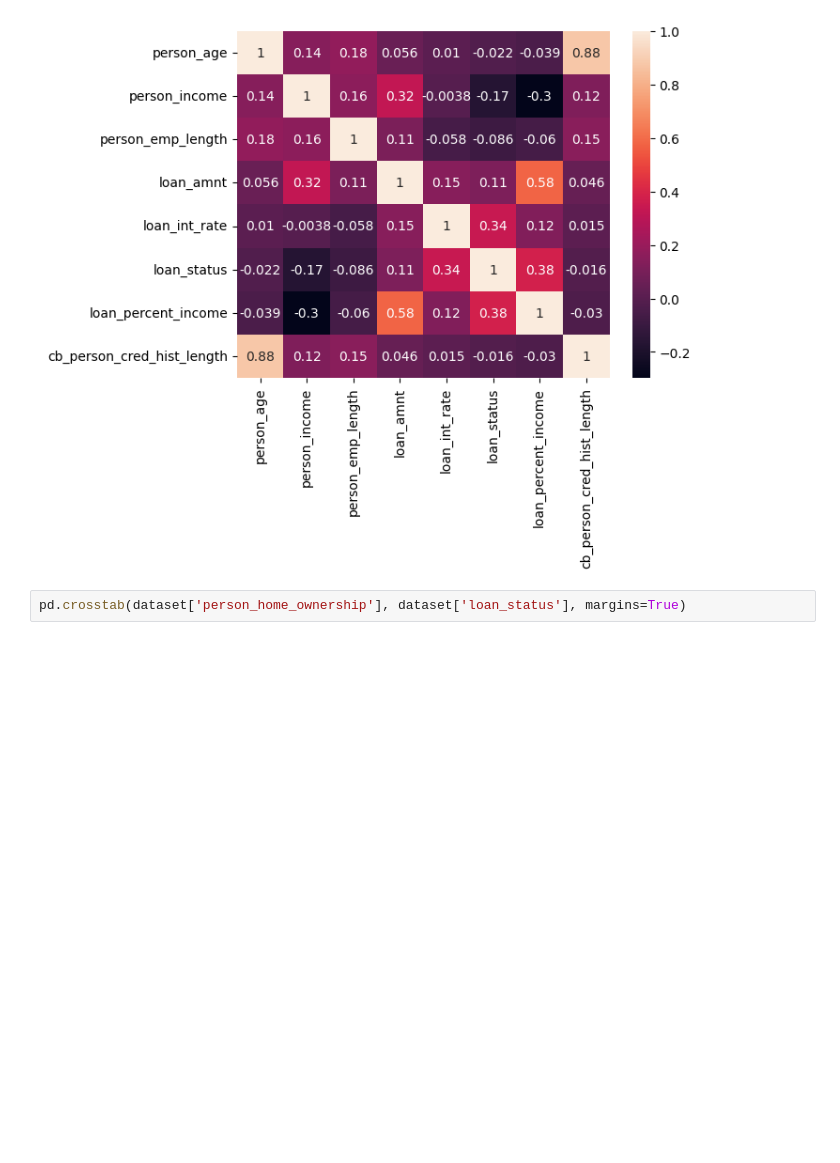
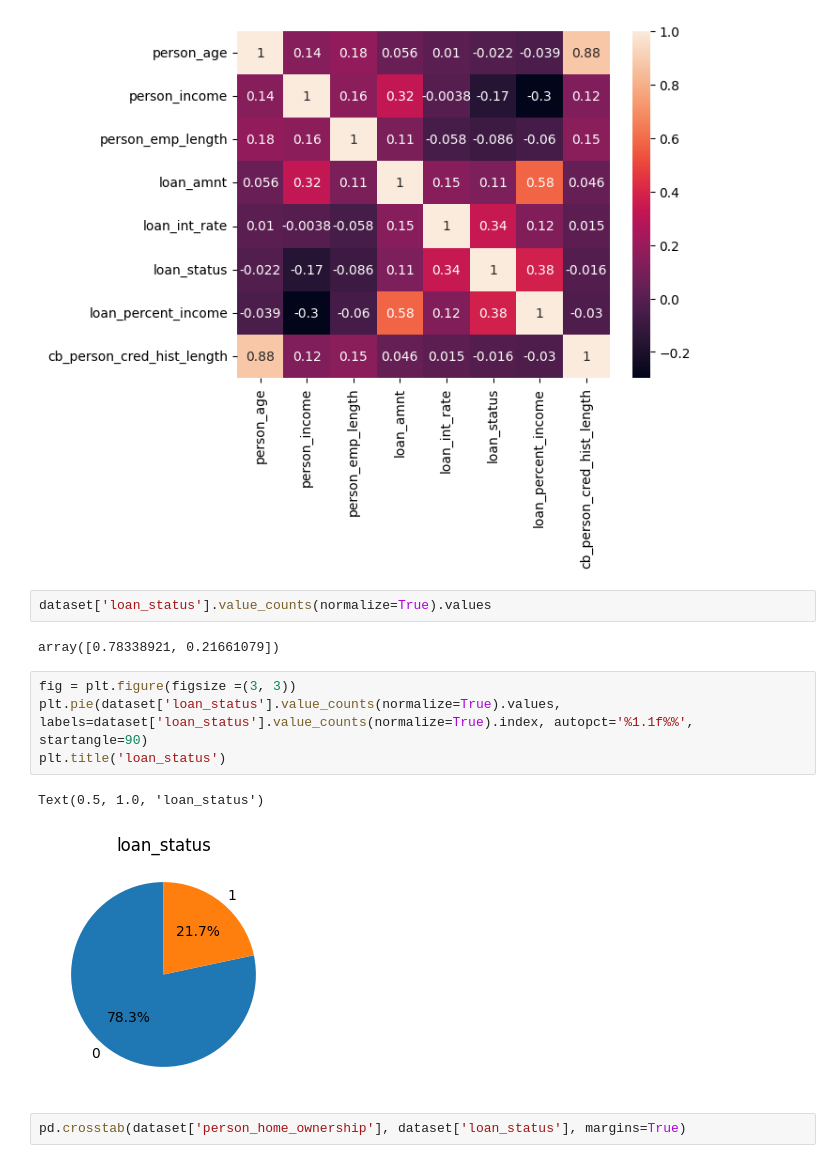
Before and after one commit to felipebita/credit_risk, a Jupyter notebook: notebook/credit_risk_modeling.ipynb, the cells around one changed output. Cells and saved outputs as stored; diff of their text form; blank space fills up the shorter version.

```diff
--- a/notebook/credit_risk_modeling.ipynb
+++ b/notebook/credit_risk_modeling.ipynb
@@ -347,6 +345,17 @@ sns.heatmap(corrMatrix, annot=True,annot_kws={"size": 10})
 plt.show()
 # %% [output]
 [figure]
+# %%
+dataset['loan_status'].value_counts(normalize=True).values
+# %% [output]
+array([0.78338921, 0.21661079])
+# %%
+fig = plt.figure(figsize =(3, 3))
+plt.pie(dataset['loan_status'].value_counts(normalize=True).values, labels=dataset['loan_status'].value_counts(normalize=True).index, autopct='%1.1f%%', startangle=90)
+plt.title('loan_status')
+# %% [output]
+Text(0.5, 1.0, 'loan_status')
+[figure, added]
 # %%
 pd.crosstab(dataset['person_home_ownership'], dataset['loan_status'], margins=True)
 # %% [output]
```
Also changed, not shown: parts of 7 cells of this notebook.
